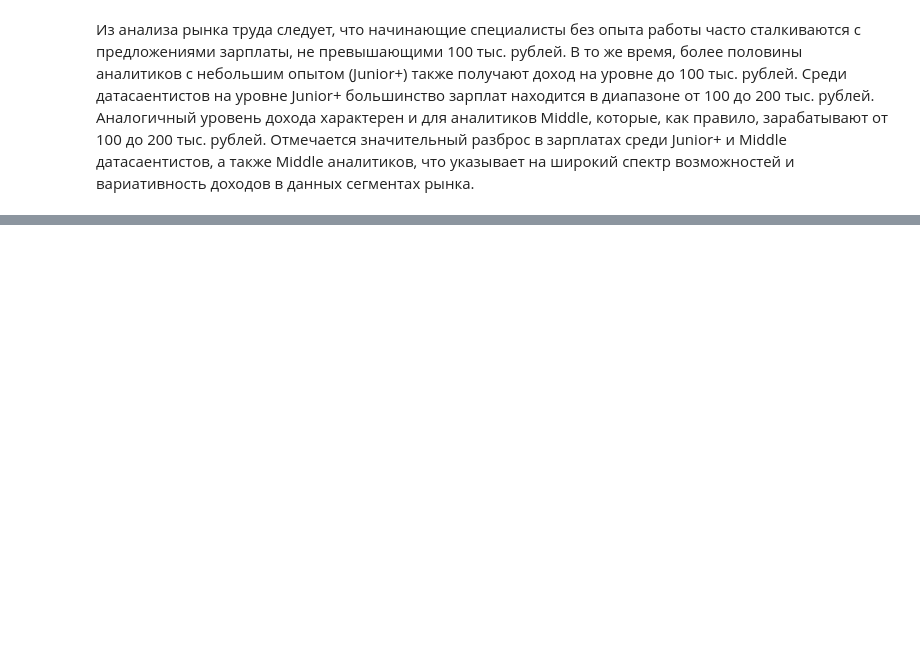
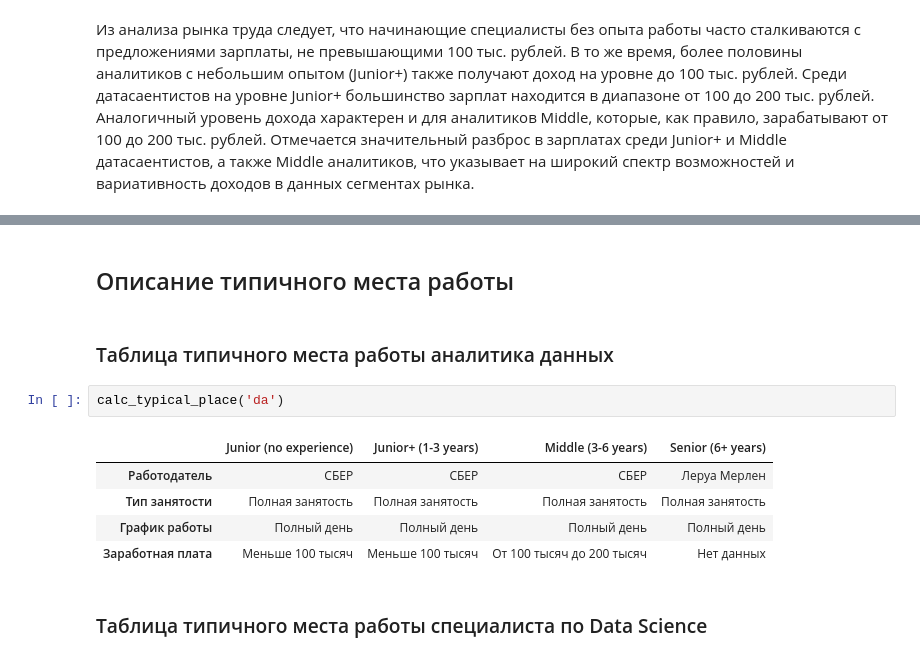
Before and after one commit to KuBaN658/vacancy_analysis, a Jupyter notebook: vacancy_analysis.ipynb, the cells around one changed output, grey strips where cells are left out. Cells and saved outputs as stored; diff of their text form; blank space fills up the shorter version.

```diff
--- a/vacancy_analysis.ipynb
+++ b/vacancy_analysis.ipynb
@@ -1372,0 +1497,14 @@ plot_share(
+# %% [markdown]
+## Описание типичного места работы
+# %% [markdown]
+### Таблица типичного места работы аналитика данных
+# %%
+calc_typical_place('da')
+# %% [output]
+|  | Junior (no experience) | Junior+ (1-3 years) | Middle (3-6 years) | Senior (6+ years) |
+| Работодатель | СБЕР | СБЕР | СБЕР | Леруа Мерлен |
+| Тип занятости | Полная занятость | Полная занятость | Полная занятость | Полная занятость |
+| График работы | Полный день | Полный день | Полный день | Полный день |
+| Заработная плата | Меньше 100 тысяч | Меньше 100 тысяч | От 100 тысяч до 200 тысяч | Нет данных |
+# %% [markdown]
+### Таблица типичного места работы специалиста по Data Science
```
Also changed, not shown: parts of 30 cells of this notebook.
